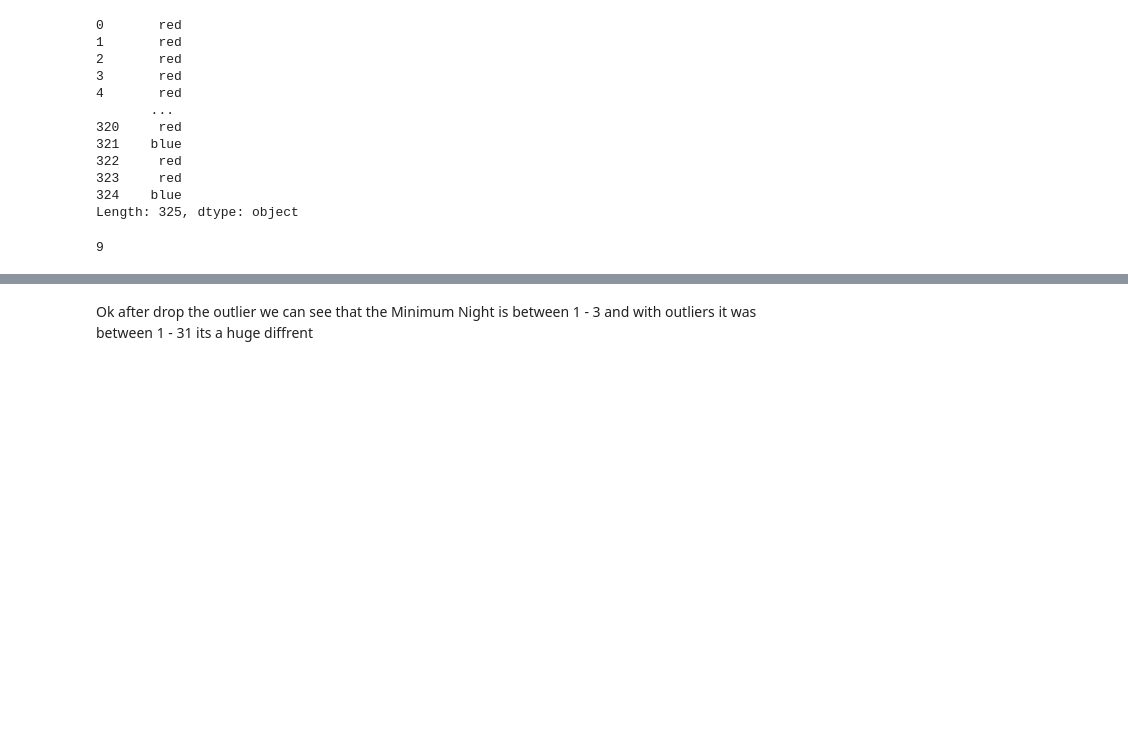
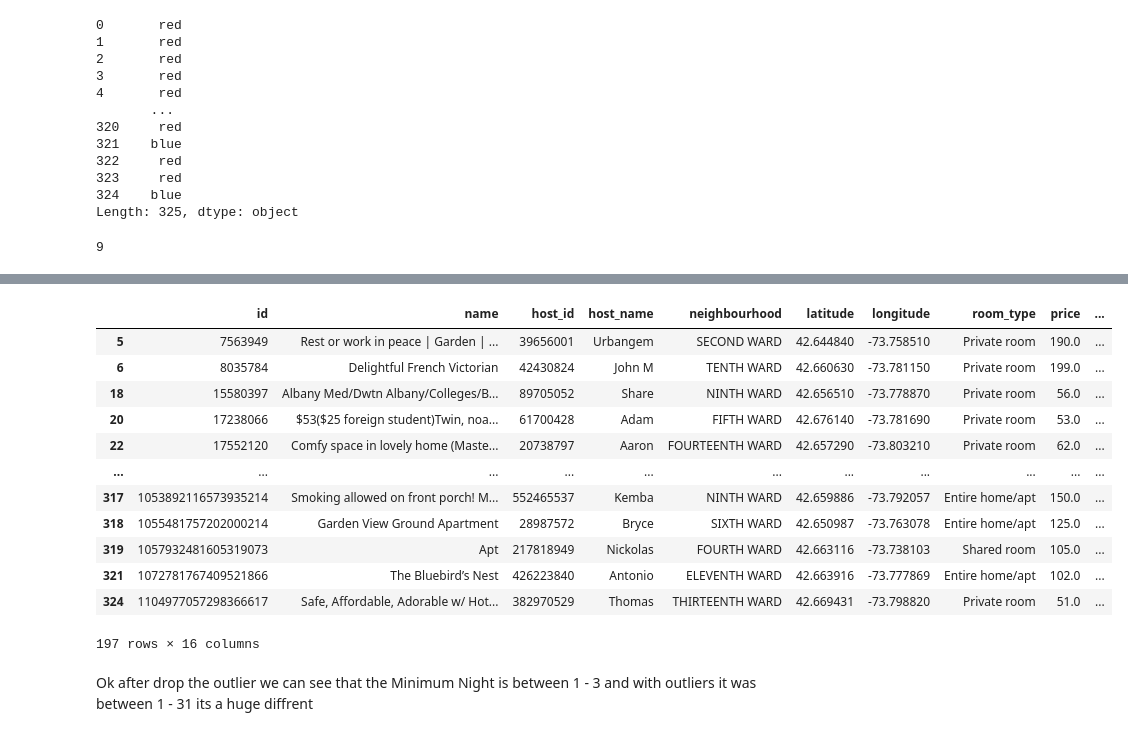
Before and after one commit to ABDULLAHHG/Airbnb-Listing, a Jupyter notebook: Airbnb 2024 EDA.ipynb, the cells around one changed output, grey strips where cells are left out. Drawn from its saved outputs; the diff is of its cells as text; code cells hidden in the pictures; blank space fills up the shorter version.

```diff
--- a/Airbnb 2024 EDA.ipynb
+++ b/Airbnb 2024 EDA.ipynb
@@ -200,35 +200,3 @@ fig.update_layout(height=1200, width=800, title_text="all numerical columns".tit
 fig.show()
 # %% [output]
 [interactive output not drawn]
-# %%
-from plotly.subplots import make_subplots
-
-fig = make_subplots(rows=3, cols=3 , subplot_titles = [col.title() for col in selected_columns])
-
-for i , column in enumerate(selected_columns):
-    row = (i)//3 + 1
-    col = (i)%3 + 1
-
-    fig.add_trace(
-    go.Histogram(x = df[column] ,
-    # histnorm='percent',
-    showlegend=False,
-    name=column.title(),
-
-    xbins=dict(
-#         start=-3.0,
-#         end=4,
-#         size=0.5
-    ),
-    # marker_color='#330C73',
-    opacity=0.75
-),
-    row=row, col=col
-
-)
-
-
-
-
-fig.update_layout(height=1200, width=800, title_text="all numerical columns".title())
-fig.show()
@@ -415,5 +357,21 @@ fig.show()
 # %% [output]
 [interactive output not drawn]
+# %%
+data_without_outliers
+# %% [output]
+|  | id | name | host_id | host_name | neighbourhood | latitude | longitude | room_type | price | ... |
+| 5 | 7563949 | Rest or work in peace | Garden | ... | 39656001 | Urbangem | SECOND WARD | 42.644840 | -73.758510 | Private room | 190.0 | ... |
+| 6 | 8035784 | Delightful French Victorian | 42430824 | John M | TENTH WARD | 42.660630 | -73.781150 | Private room | 199.0 | ... |
+| 18 | 15580397 | Albany Med/Dwtn Albany/Colleges/B... | 89705052 | Share | NINTH WARD | 42.656510 | -73.778870 | Private room | 56.0 | ... |
+| 20 | 17238066 | $53($25 foreign student)Twin, noa... | 61700428 | Adam | FIFTH WARD | 42.676140 | -73.781690 | Private room | 53.0 | ... |
+| 22 | 17552120 | Comfy space in lovely home (Maste... | 20738797 | Aaron | FOURTEENTH WARD | 42.657290 | -73.803210 | Private room | 62.0 | ... |
+| ... | ... | ... | ... | ... | ... | ... | ... | ... | ... | ... |
+| 317 | 1053892116573935214 | Smoking allowed on front porch! M... | 552465537 | Kemba | NINTH WARD | 42.659886 | -73.792057 | Entire home/apt | 150.0 | ... |
+| 318 | 1055481757202000214 | Garden View Ground Apartment | 28987572 | Bryce | SIXTH WARD | 42.650987 | -73.763078 | Entire home/apt | 125.0 | ... |
+| 319 | 1057932481605319073 | Apt | 217818949 | Nickolas | FOURTH WARD | 42.663116 | -73.738103 | Shared room | 105.0 | ... |
+| 321 | 1072781767409521866 | The Bluebird’s Nest | 426223840 | Antonio | ELEVENTH WARD | 42.663916 | -73.777869 | Entire home/apt | 102.0 | ... |
+| 324 | 1104977057298366617 | Safe, Affordable, Adorable w/ Hot... | 382970529 | Thomas | THIRTEENTH WARD | 42.669431 | -73.798820 | Private room | 51.0 | ... |
+197 rows × 16 columns
 # %% [markdown]
 Ok after drop the outlier we can see that the Minimum Night is between 1 - 3
 and with outliers it was between 1 - 31
```
Also changed, not shown: parts of 9 cells of this notebook.
